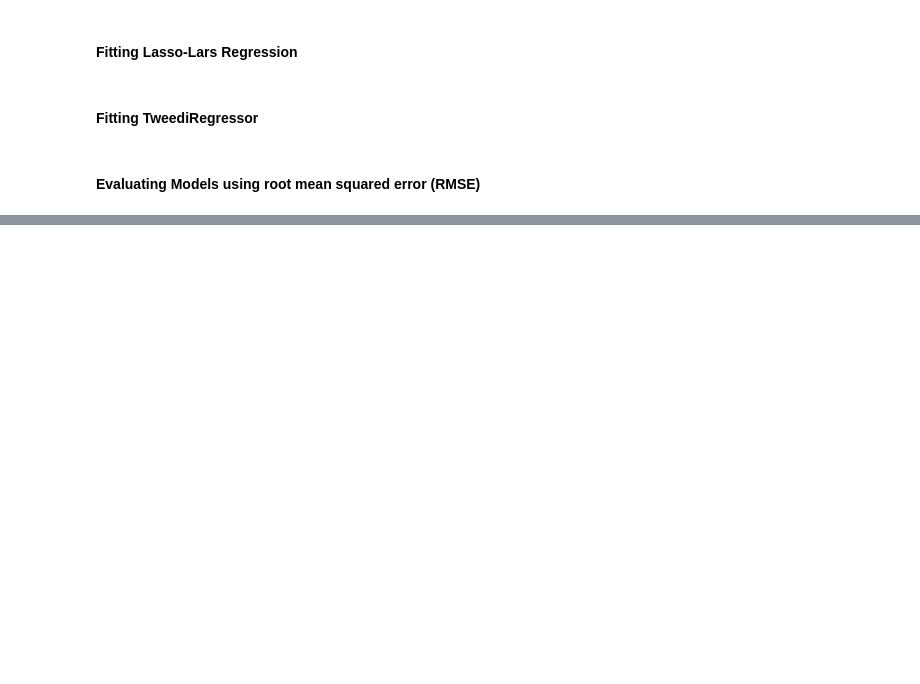
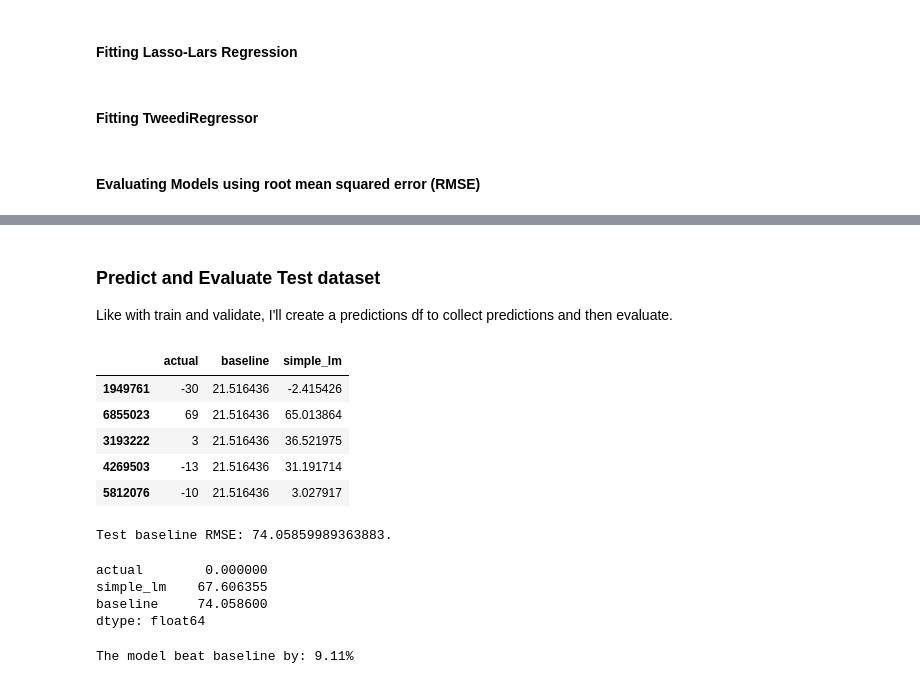
Before and after one commit to SchneemannDavid/Personal_Capstone_Project, a Jupyter notebook: working_notebook.ipynb, the cells around one changed output, grey strips where cells are left out. Drawn from its saved outputs; the diff is of its cells as text; code cells hidden in the pictures; blank space fills up the shorter version.

```diff
--- a/working_notebook.ipynb
+++ b/working_notebook.ipynb
@@ -1020 +1027,37 @@ baseline      268096.913860
 dtype: float64
+# %% [markdown]
+### Predict and Evaluate Test dataset
+Like with train and validate, I'll create a predictions df to collect predictions and then evaluate.
+# %%
+test_predictions = pd.DataFrame({
+    'actual': test['total_delay'],
+    'baseline': baseline
+})
+# %%
+#Create an instance of the model and fit it to my data
+lm = LinearRegression().fit(x_train_scaled, y_train_scaled)
+
+# Predict on test
+test_predictions['simple_lm'] = lm.predict(x_test_scaled)
+
+test_predictions.head()
+# %% [output]
+|  | actual | baseline | simple_lm |
+| 1949761 | -30 | 21.516436 | -2.415426 |
+| 6855023 | 69 | 21.516436 | 65.013864 |
+| 3193222 | 3 | 21.516436 | 36.521975 |
+| 4269503 | -13 | 21.516436 | 31.191714 |
+| 5812076 | -10 | 21.516436 | 3.027917 |
+# %%
+# Calculate root mean squared error (RMSE) for the test_predictions df
+def calculate_rmse(y_predicted):
+    return sqrt(mean_squared_error(test_predictions.actual, y_predicted))
+
+print('Test baseline RMSE: {}.'.format(test_rmse))
+test_predictions.apply(calculate_rmse).sort_values()
+# %% [output]
+Test baseline RMSE: 74.05859989363883.
+actual        0.000000
+simple_lm    67.606355
+baseline     74.058600
+dtype: float64
@@ -1020,0 +1066,7 @@ dtype: float64
+# %%
+# Finding by how much my model beat baseline
+model_percent = abs((test_result['simple_lm'] - test_rmse) / ((test_result['simple_lm'] + test_rmse) / 2))
+
+print("The model beat baseline by: "+"{:.2%}".format(model_percent))
+# %% [output]
+The model beat baseline by: 9.11%
```
Also changed, not shown: parts of 5 cells of this notebook, 2 other files.
